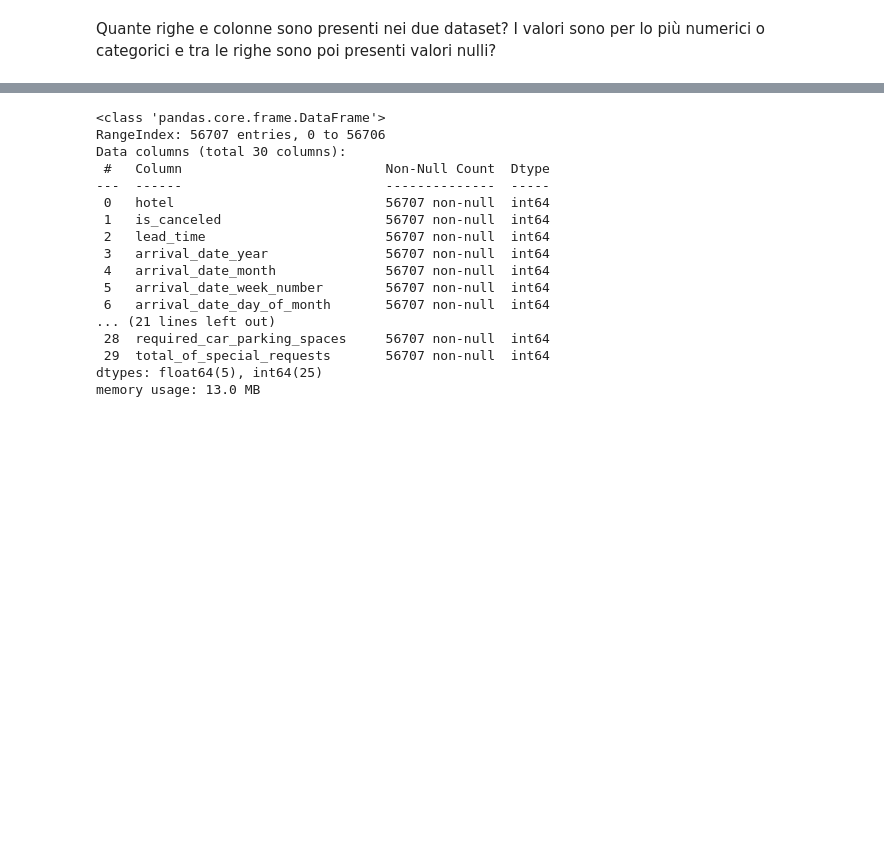
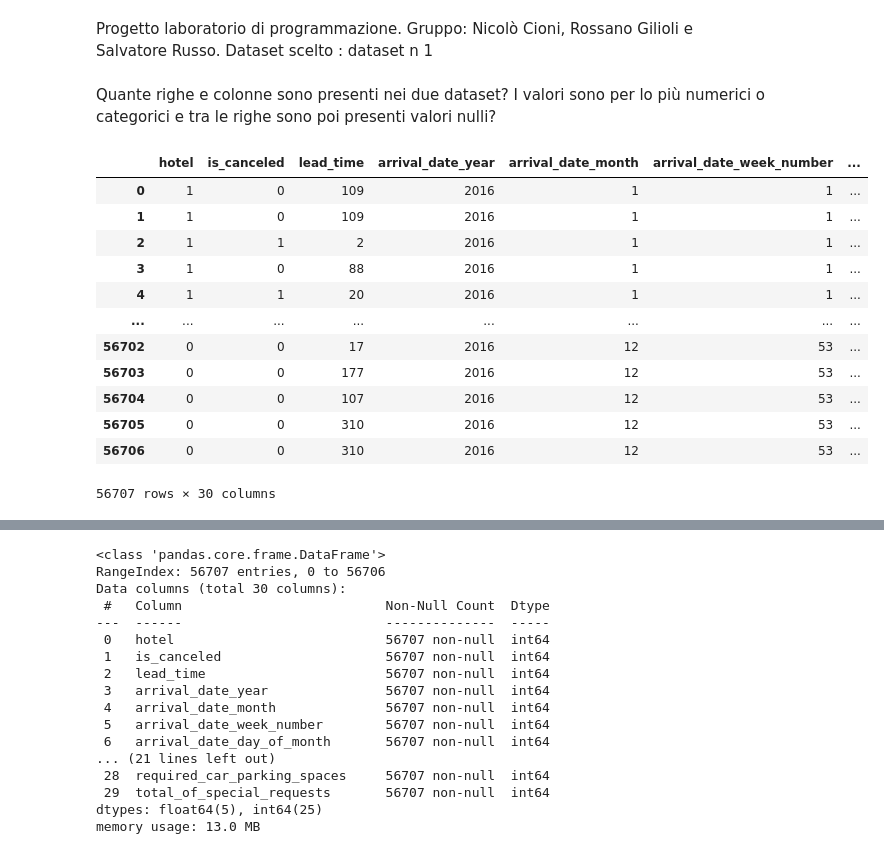
Before and after one commit to Nikocioni/progetto_programmazione_nik_ross_salvo, a Jupyter notebook: progetto_niko_ross_salvo_2.ipynb, the cells around one changed output, grey strips where cells are left out. Saved outputs shown, nothing was run; the diff lists cells and outputs as text; code cells hidden in the pictures; blank space fills up the shorter version.

```diff
--- a/progetto_niko_ross_salvo_2.ipynb
+++ b/progetto_niko_ross_salvo_2.ipynb
@@ -1,3 +1,5 @@
+# %% [markdown]
+Progetto laboratorio di programmazione. Gruppo: Nicolò Cioni, Rossano Gilioli e Salvatore Russo. Dataset scelto : dataset n 1
 # %%
 import pandas as pd
 import numpy as np
@@ -9,3 +11,19 @@ train_non = pd.read_csv("/content/sample_data/1.train_non_convertito.csv", sep="
 train = pd.read_csv("/content/sample_data/1.train_convertito_numerici.csv", sep=",")
 # %% [markdown]
 Quante righe e colonne sono presenti nei due dataset? I valori sono per lo più numerici o categorici e tra le righe sono poi presenti valori nulli?
+# %%
+train
+# %% [output]
+|  | hotel | is_canceled | lead_time | arrival_date_year | arrival_date_month | arrival_date_week_number | ... |
+| 0 | 1 | 0 | 109 | 2016 | 1 | 1 | ... |
+| 1 | 1 | 0 | 109 | 2016 | 1 | 1 | ... |
+| 2 | 1 | 1 | 2 | 2016 | 1 | 1 | ... |
+| 3 | 1 | 0 | 88 | 2016 | 1 | 1 | ... |
+| 4 | 1 | 1 | 20 | 2016 | 1 | 1 | ... |
+| ... | ... | ... | ... | ... | ... | ... | ... |
+| 56702 | 0 | 0 | 17 | 2016 | 12 | 53 | ... |
+| 56703 | 0 | 0 | 177 | 2016 | 12 | 53 | ... |
+| 56704 | 0 | 0 | 107 | 2016 | 12 | 53 | ... |
+| 56705 | 0 | 0 | 310 | 2016 | 12 | 53 | ... |
+| 56706 | 0 | 0 | 310 | 2016 | 12 | 53 | ... |
+56707 rows × 30 columns
```
Also changed, not shown: parts of 18 cells of this notebook.
